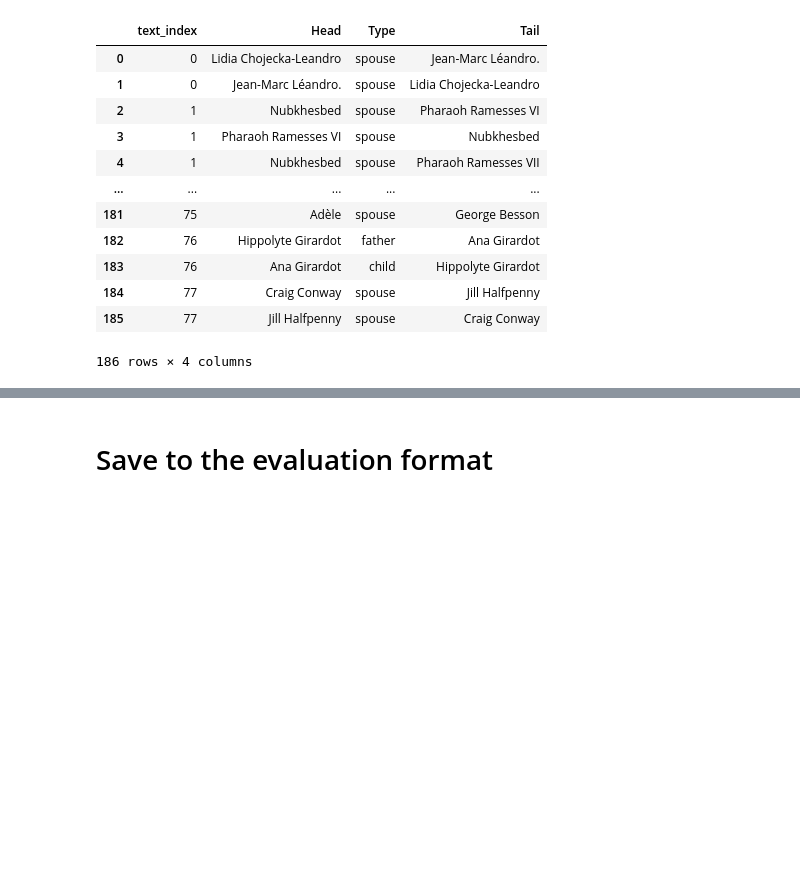
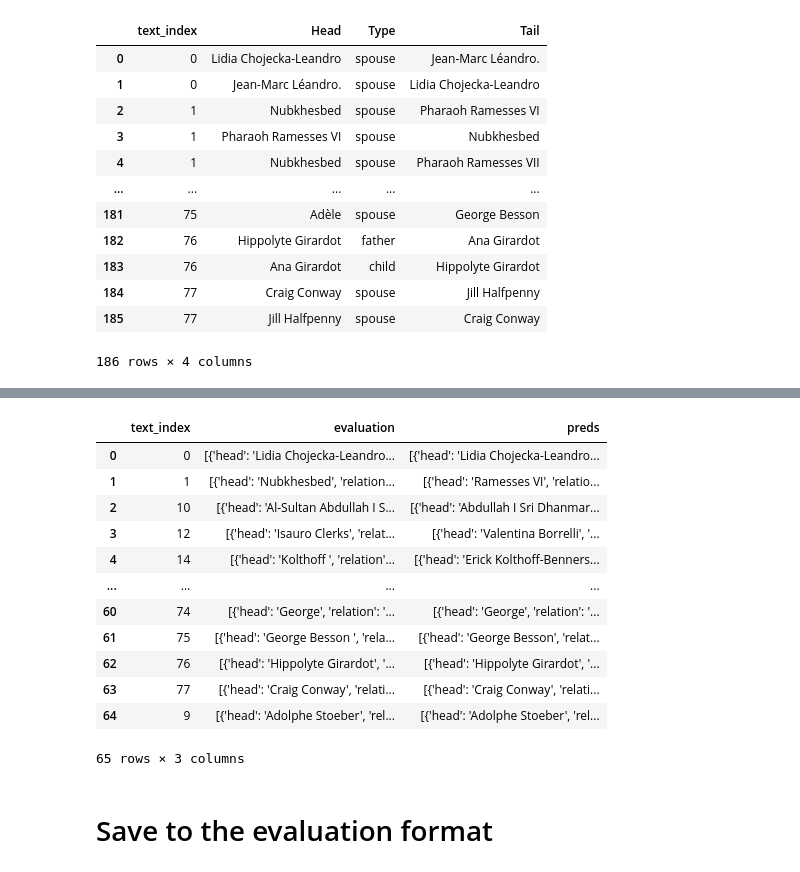
Before and after one commit to Theonimfi/Text-mining, a Jupyter notebook: merged_coreference_preprocessing_final.ipynb, the cells around one changed output, grey strips where cells are left out. Saved outputs shown, nothing was run; the diff lists cells and outputs as text; code cells hidden in the pictures; blank space fills up the shorter version.

```diff
--- a/merged_coreference_preprocessing_final.ipynb
+++ b/merged_coreference_preprocessing_final.ipynb
@@ -937,3 +917,21 @@ Precision : 0.421
+# %%
+##For comparing results to evaluaton
+### THE ORDERING OF CHILD FATHER ETC IS WRONG HERE BECAUSE THE FIX HAPPENS AFTER EXPLODING THE DF. So it's fine
+df_evaluation.merge(df_filtered,on="text_index").rename(columns={"relations_x":"evaluation","relations_y":"preds"})
+# %% [output]
+|  | text_index | evaluation | preds |
+| 0 | 0 | [{'head': 'Lidia Chojecka-Leandro... | [{'head': 'Lidia Chojecka-Leandro... |
+| 1 | 1 | [{'head': 'Nubkhesbed', 'relation... | [{'head': 'Ramesses VI', 'relatio... |
+| 2 | 10 | [{'head': 'Al-Sultan Abdullah I S... | [{'head': 'Abdullah I Sri Dhanmar... |
+| 3 | 12 | [{'head': 'Isauro Clerks', 'relat... | [{'head': 'Valentina Borrelli', '... |
+| 4 | 14 | [{'head': 'Kolthoff ', 'relation'... | [{'head': 'Erick Kolthoff-Benners... |
+| ... | ... | ... | ... |
+| 60 | 74 | [{'head': 'George', 'relation': '... | [{'head': 'George', 'relation': '... |
+| 61 | 75 | [{'head': 'George Besson ', 'rela... | [{'head': 'George Besson', 'relat... |
+| 62 | 76 | [{'head': 'Hippolyte Girardot', '... | [{'head': 'Hippolyte Girardot', '... |
+| 63 | 77 | [{'head': 'Craig Conway', 'relati... | [{'head': 'Craig Conway', 'relati... |
+| 64 | 9 | [{'head': 'Adolphe Stoeber', 'rel... | [{'head': 'Adolphe Stoeber', 'rel... |
+65 rows × 3 columns
 # %% [markdown]
 # Save to the evaluation format
 # %%
```
Also changed, not shown: parts of 13 cells of this notebook.
